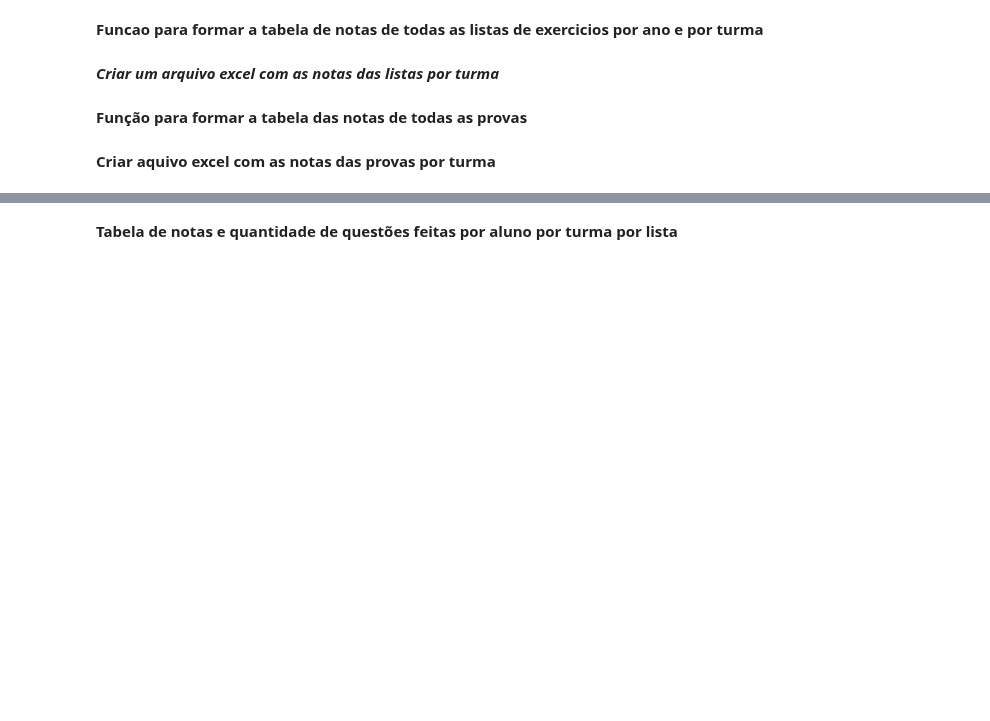
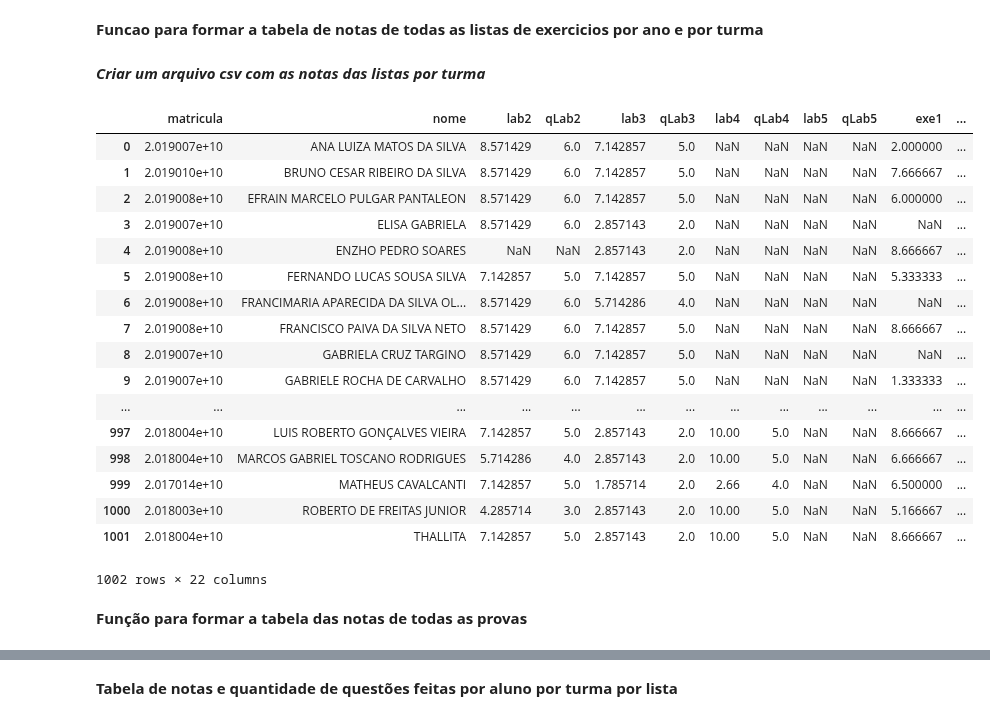
Before and after one commit to repitta/CienciaDeDadosEducacionais, a Jupyter notebook: Análise_LopUsuarioNota.ipynb, the cells around one changed output, grey strips where cells are left out. Drawn from its saved outputs; the diff is of its cells as text; code cells hidden in the pictures; blank space fills up the shorter version.

```diff
--- a/Análise_LopUsuarioNota.ipynb
+++ b/Análise_LopUsuarioNota.ipynb
@@ -12,5 +8,4 @@ import numpy as np
 **Lendo o arquivo CSV lopUsuarioNota**
 # %%
 # Ler o arquivo CSV
-lopNotasLista  = pd.read_csv("https://github.com/repitta/CienciaDeDadosEducacionais/raw/master/arquivosCSV/lopUsuarioNota.csv")
-lopNotasProva  = pd.read_csv("https://raw.githubusercontent.com/repitta/CienciaDeDadosEducacionais/master/arquivosCSV/lopUsuarioNotaProva.csv")
+lopNotasLista  = pd.read_csv("https://github.com/repitta/CienciaDeDadosEducacionais/raw/master/arquivosCSV/notasListas.csv")
@@ -48,16 +37,8 @@ idTurma           7939 non-null object
 # %%
 ##Tabela lopNotasLista
 #excluir a coluna Unnamed
-lopNotasLista = lopNotasLista[['titulo', 'idAluno', 'questoesFeitas', 'quantidade','NotaLista', 'ano', 'descricaoTurma', 'idTurma', 'matricula',"nome"]]
+lopNotasLista = lopNotasLista.drop("Unnamed: 0", axis=1)
 #dividir a coluna NotasLista por 10 , pq elas estão em porcentagem
 lopNotasLista["NotaLista"] = lopNotasLista["NotaLista"] /10
 #colocar letra maiuscula na coluna nome
 lopNotasLista["nome"] = lopNotasLista["nome"].str.upper()
-
-##Tabela lopNotasProva
-#lopNotasProva = lopNotasProva.dropna(axis=1, how='all')
-lopNotasProva = lopNotasProva[['tituloProva', 'idAluno', 'questoesFeitasProva', 'quantidadeProva','notaProva', 'ano', 'descricaoTurma', 'idTurma', 'matricula',"nome"]]
-#dividir a coluna NotasLista por 10 , pq elas estão em porcentagem
-lopNotasProva["notaProva"] = lopNotasProva["notaProva"] /10
-#colocar letra maiuscula na coluna nome
-lopNotasProva["nome"] = lopNotasProva["nome"].str.upper()
@@ -68,21 +71,47 @@ def tabelaNotasListaAnoTurma(ano,turma):
   colunas    = ["matricula","nome"]
   tabelaListas = pd.DataFrame(columns=colunas)
   listas = ["Exercícios 5", "Exercícios 4.1", "Exercícios 4 - ", "Exercícios 3", "Exercícios 2","Exercícios 1",
-            "Laboratório 5","Laboratório 4", "Laboratório 3", "Laboratório 2","Laboratório 1"]
+            "Laboratório 5","Laboratório 4", "Laboratório 3", "Laboratório 2"#,"Laboratório 1"
+           ]
   for l in listas:
-    notasTurma = lopNotasLista.loc[(lopNotasLista["ano"] == ano) & (lopNotasLista["descricaoTurma"].str.contains(turma, regex=False)) &
+    notasTurma = lopNotasLista.loc[(lopNotasLista["anoSigaa"] == ano) & (lopNotasLista["turma"].str.contains(turma, regex=False)) &
                  (lopNotasLista["titulo"].str.contains(l, regex=False)),["matricula","nome","NotaLista","questoesFeitas"]]
     notasTurma = notasTurma.sort_values("nome")
     tabelaListas = pd.merge(notasTurma,tabelaListas,on=['matricula','nome'], how="outer")
 
-  tabelaListas.columns = ['matricula', 'nome',"lab1","qLab1","lab2","qLab2","lab3","qLab3","lab4","qLab4","lab5","qLab5","exe1","qexe1","exe2","qexe2",
+  tabelaListas.columns = ['matricula', 'nome',"lab2","qLab2","lab3","qLab3","lab4","qLab4","lab5","qLab5","exe1","qexe1","exe2","qexe2",
   "exe3","qexe3","exe4","qexe4","exe4.1","qexe4.1","exe5","qexe5"]
   tabelaListas = tabelaListas.drop_duplicates()
   tabelaListas = tabelaListas.sort_values('nome')
   return tabelaListas
 # %% [markdown]
-***Criar um arquivo excel com as notas das listas por turma***
+***Criar um arquivo csv com as notas das listas por turma***
-# %%
-tabelaLista = tabelaNotasListaAnoTurma(2018.2,"Turma 02A")
-#tabelaLista.to_excel(r'tabelaNotas2019Turma02D.xls')
-tabelaLista
+# %%
+anos = lopNotasLista["anoSigaa"].unique()
+turmas = lopNotasLista["turma"].unique()
+tabelaTotal = pd.DataFrame()
+for a in anos:
+  for t in turmas:
+    tabelaLista = tabelaNotasListaAnoTurma(a,t)
+    tabelaTotal = pd.concat([tabelaTotal,tabelaLista], ignore_index =True)
+#tabelaLista.to_excel(r'tabelaNotas2019Turma02D.xls')
+tabelaTotal
+# %% [output]
+|  | matricula | nome | lab2 | qLab2 | lab3 | qLab3 | lab4 | qLab4 | lab5 | qLab5 | exe1 | ... |
+| 0 | 2.019007e+10 | ANA LUIZA MATOS DA SILVA | 8.571429 | 6.0 | 7.142857 | 5.0 | NaN | NaN | NaN | NaN | 2.000000 | ... |
+| 1 | 2.019010e+10 | BRUNO CESAR RIBEIRO DA SILVA | 8.571429 | 6.0 | 7.142857 | 5.0 | NaN | NaN | NaN | NaN | 7.666667 | ... |
+| 2 | 2.019008e+10 | EFRAIN MARCELO PULGAR PANTALEON | 8.571429 | 6.0 | 7.142857 | 5.0 | NaN | NaN | NaN | NaN | 6.000000 | ... |
+| 3 | 2.019007e+10 | ELISA GABRIELA | 8.571429 | 6.0 | 2.857143 | 2.0 | NaN | NaN | NaN | NaN | NaN | ... |
+| 4 | 2.019008e+10 | ENZHO PEDRO SOARES | NaN | NaN | 2.857143 | 2.0 | NaN | NaN | NaN | NaN | 8.666667 | ... |
+| 5 | 2.019008e+10 | FERNANDO LUCAS SOUSA SILVA | 7.142857 | 5.0 | 7.142857 | 5.0 | NaN | NaN | NaN | NaN | 5.333333 | ... |
+| 6 | 2.019008e+10 | FRANCIMARIA APARECIDA DA SILVA OL... | 8.571429 | 6.0 | 5.714286 | 4.0 | NaN | NaN | NaN | NaN | NaN | ... |
+| 7 | 2.019008e+10 | FRANCISCO PAIVA DA SILVA NETO | 8.571429 | 6.0 | 7.142857 | 5.0 | NaN | NaN | NaN | NaN | 8.666667 | ... |
+| 8 | 2.019007e+10 | GABRIELA CRUZ TARGINO | 8.571429 | 6.0 | 7.142857 | 5.0 | NaN | NaN | NaN | NaN | NaN | ... |
+| 9 | 2.019007e+10 | GABRIELE ROCHA DE CARVALHO | 8.571429 | 6.0 | 7.142857 | 5.0 | NaN | NaN | NaN | NaN | 1.333333 | ... |
+| ... | ... | ... | ... | ... | ... | ... | ... | ... | ... | ... | ... | ... |
+| 997 | 2.018004e+10 | LUIS ROBERTO GONÇALVES VIEIRA | 7.142857 | 5.0 | 2.857143 | 2.0 | 10.00 | 5.0 | NaN | NaN | 8.666667 | ... |
+| 998 | 2.018004e+10 | MARCOS GABRIEL TOSCANO RODRIGUES | 5.714286 | 4.0 | 2.857143 | 2.0 | 10.00 | 5.0 | NaN | NaN | 6.666667 | ... |
+| 999 | 2.017014e+10 | MATHEUS CAVALCANTI | 7.142857 | 5.0 | 1.785714 | 2.0 | 2.66 | 4.0 | NaN | NaN | 6.500000 | ... |
+| 1000 | 2.018003e+10 | ROBERTO DE FREITAS JUNIOR | 4.285714 | 3.0 | 2.857143 | 2.0 | 10.00 | 5.0 | NaN | NaN | 5.166667 | ... |
+| 1001 | 2.018004e+10 | THALLITA | 7.142857 | 5.0 | 2.857143 | 2.0 | 10.00 | 5.0 | NaN | NaN | 8.666667 | ... |
+1002 rows × 22 columns
@@ -106,2 +121,0 @@ def tabelaNotasProva(ano,turma):
-# %% [markdown]
-**Criar aquivo excel com as notas das provas por turma**
```
Also changed, not shown: parts of 17 cells of this notebook.
